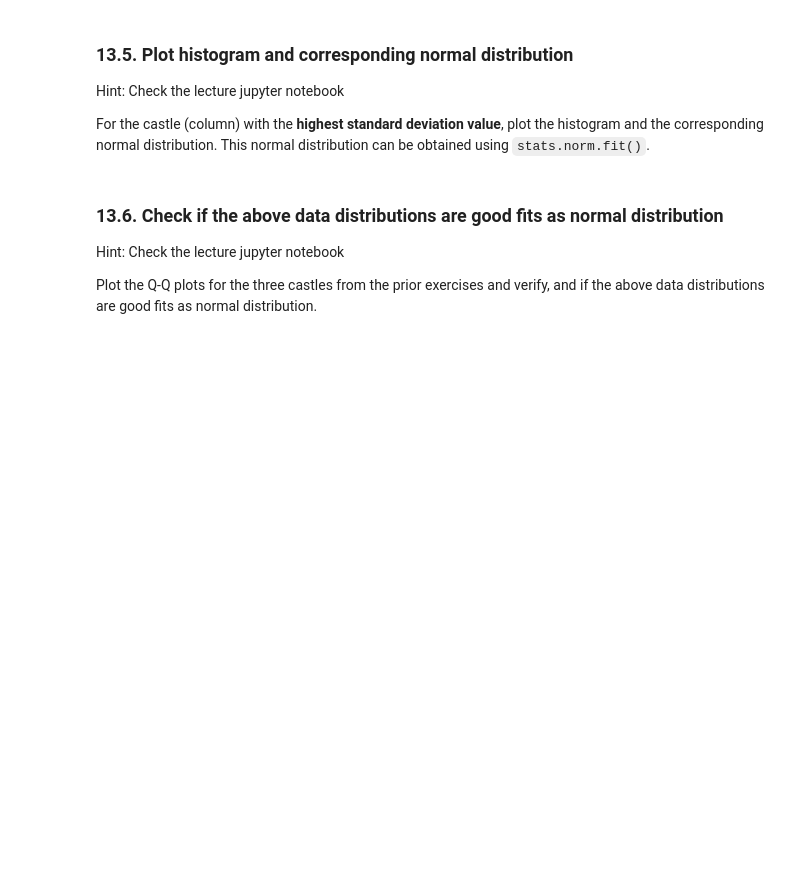
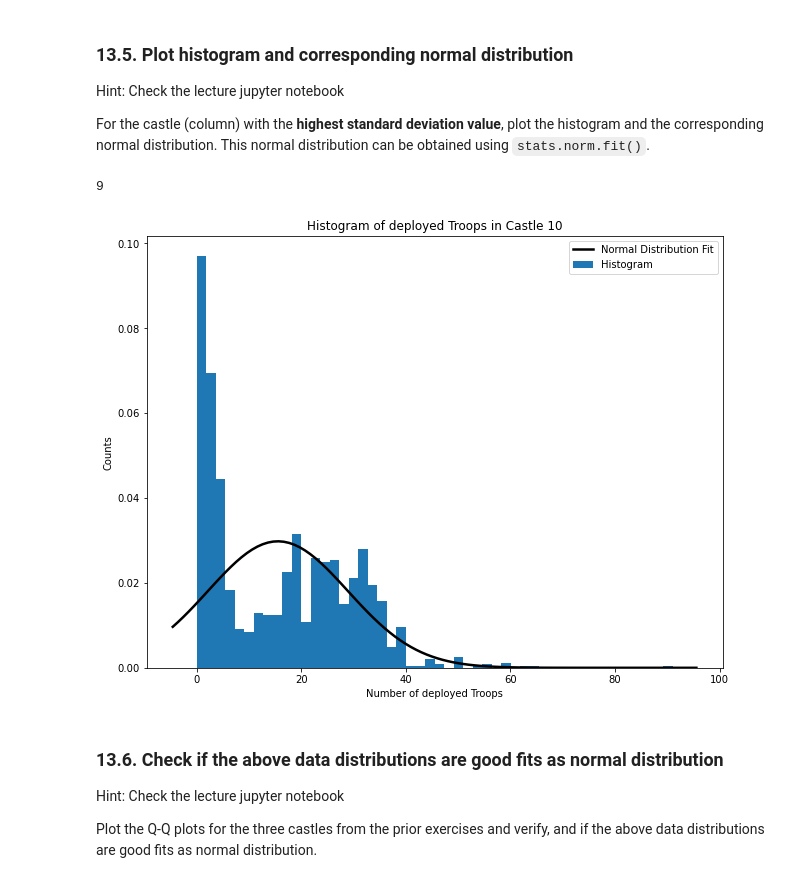
Before and after one commit to jonas-mika/itu, a Jupyter notebook: semester 1/exercises/14/Exercise 14-20201007/exercise14.ipynb, the cells around one changed output. Cells and saved outputs as stored; diff of their text form; code cells hidden in the pictures; blank space fills up the shorter version.

```diff
--- a/semester 1/exercises/14/Exercise 14-20201007/exercise14.ipynb
+++ b/semester 1/exercises/14/Exercise 14-20201007/exercise14.ipynb
@@ -90,6 +180,32 @@ For the castle (column) with the **lowest standard deviation value**, plot the h
 Hint: Check the lecture jupyter notebook
 
 For the castle (column) with the **highest standard deviation value**, plot the histogram and the corresponding normal distribution. This normal distribution can be obtained using `stats.norm.fit()`.
+# %%
+highest_standard_deviation = np.argmax(maths_in_castles[:,1])
+print(highest_standard_deviation)
+
+# initialise the figure with one axis
+fig = plt.figure(figsize=(8, 6))
+axes = fig.add_axes([0, 0, 1, 1]) # left, bottom, width, height (range 0 to 1)
+
+# plot the histogram of castle 10, at index 9, and label it as Histogram
+axes.hist(data[:,highest_standard_deviation], 50, density=True, label="Histogram")
+
+# plot the normal distribution fit for the histogram
+mu, sigma = stats.norm.fit(data[:,highest_standard_deviation])
+
+xmin, xmax = axes.get_xlim()
+x = np.linspace(xmin, xmax, 100)
+p = stats.norm.pdf(x, mu, sigma)
+axes.plot(x, p,"k", linewidth=2.5, label="Normal Distribution Fit");
+
+# label the plotted figure
+axes.set_xlabel('Number of deployed Troops'); axes.set_ylabel('Counts');
+axes.set_title('Histogram of deployed Troops in Castle 10');
+axes.legend();
+# %% [output]
+9
+[figure, added]
 # %% [markdown]
 ### 13.6. Check if the above data distributions are good fits as normal distribution
 Hint: Check the lecture jupyter notebook
```
Also changed, not shown: parts of 8 cells of this notebook, 6 other files.
